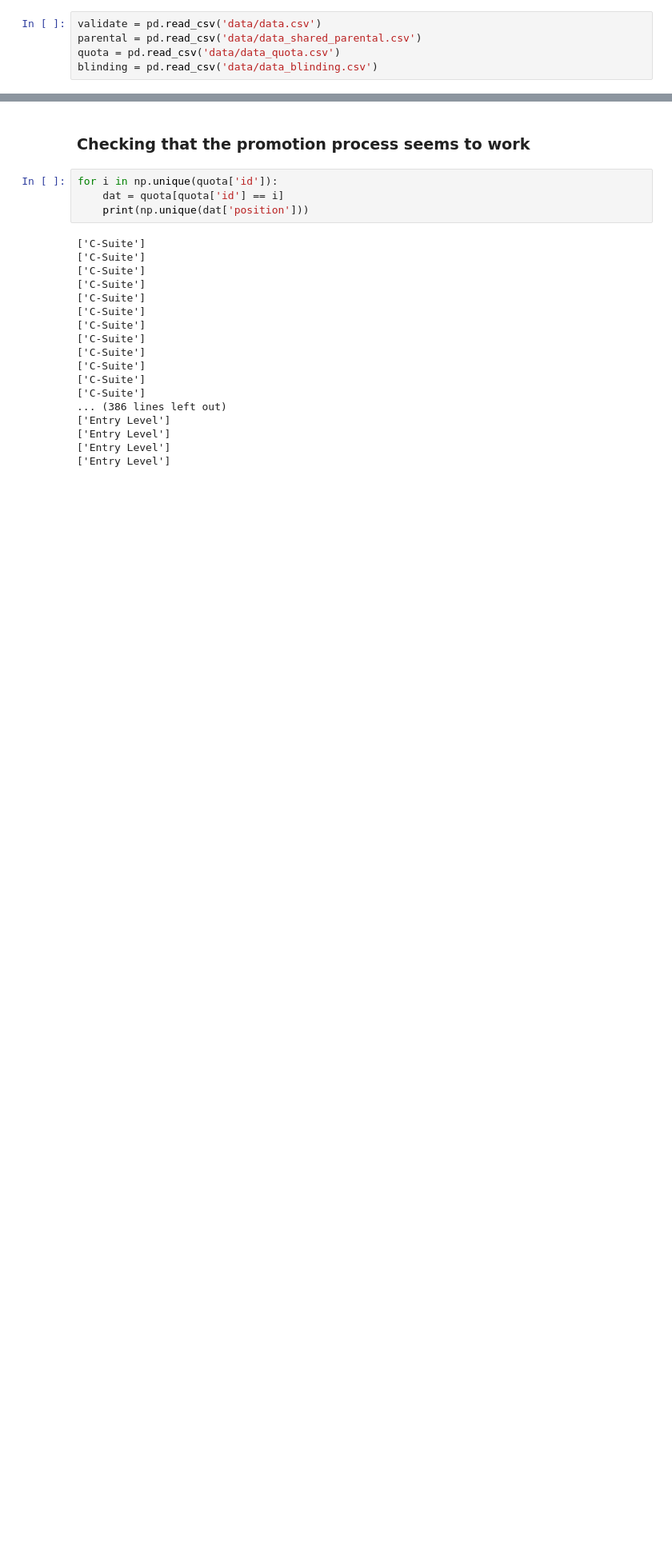
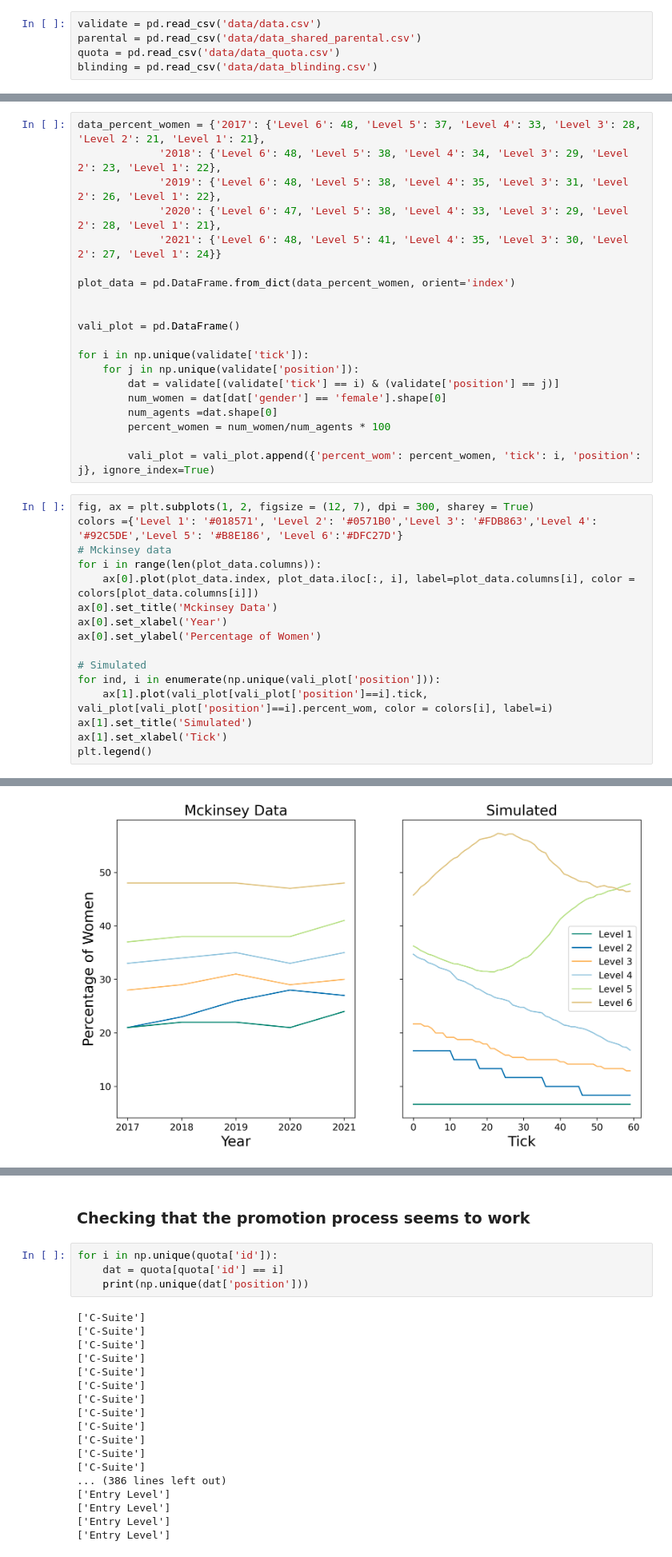
Before and after one commit to laurabpaulsen/agentbased_modelling, a Jupyter notebook: data_analysis.ipynb, the cells around one changed output, grey strips where cells are left out. Shown: that part at 80% size. Saved outputs shown, nothing was run; the diff lists cells and outputs as text; blank space fills up the shorter version.

```diff
--- a/data_analysis.ipynb
+++ b/data_analysis.ipynb
@@ -8,0 +12,37 @@ blinding = pd.read_csv('data/data_blinding.csv')
+# %%
+data_percent_women = {'2017': {'Level 6': 48, 'Level 5': 37, 'Level 4': 33, 'Level 3': 28, 'Level 2': 21, 'Level 1': 21},
+             '2018': {'Level 6': 48, 'Level 5': 38, 'Level 4': 34, 'Level 3': 29, 'Level 2': 23, 'Level 1': 22},
+             '2019': {'Level 6': 48, 'Level 5': 38, 'Level 4': 35, 'Level 3': 31, 'Level 2': 26, 'Level 1': 22},
+             '2020': {'Level 6': 47, 'Level 5': 38, 'Level 4': 33, 'Level 3': 29, 'Level 2': 28, 'Level 1': 21},
+             '2021': {'Level 6': 48, 'Level 5': 41, 'Level 4': 35, 'Level 3': 30, 'Level 2': 27, 'Level 1': 24}}
+
+plot_data = pd.DataFrame.from_dict(data_percent_women, orient='index')
+
+
+vali_plot = pd.DataFrame()
+
+for i in np.unique(validate['tick']):
+    for j in np.unique(validate['position']):
+        dat = validate[(validate['tick'] == i) & (validate['position'] == j)]
+        num_women = dat[dat['gender'] == 'female'].shape[0]
+        num_agents =dat.shape[0]
+        percent_women = num_women/num_agents * 100
+
+        vali_plot = vali_plot.append({'percent_wom': percent_women, 'tick': i, 'position': j}, ignore_index=True)
+# %%
+fig, ax = plt.subplots(1, 2, figsize = (12, 7), dpi = 300, sharey = True)
+colors ={'Level 1': '#018571', 'Level 2': '#0571B0','Level 3': '#FDB863','Level 4': '#92C5DE','Level 5': '#B8E186', 'Level 6':'#DFC27D'}
+# Mckinsey data
+for i in range(len(plot_data.columns)):
+    ax[0].plot(plot_data.index, plot_data.iloc[:, i], label=plot_data.columns[i], color = colors[plot_data.columns[i]])
+ax[0].set_title('Mckinsey Data')
+ax[0].set_xlabel('Year')
+ax[0].set_ylabel('Percentage of Women')
+
+# Simulated
+for ind, i in enumerate(np.unique(vali_plot['position'])):
+    ax[1].plot(vali_plot[vali_plot['position']==i].tick, vali_plot[vali_plot['position']==i].percent_wom, color = colors[i], label=i)
+ax[1].set_title('Simulated')
+ax[1].set_xlabel('Tick')
+plt.legend()
+# %% [output]
@@ -8,0 +50 @@ blinding = pd.read_csv('data/data_blinding.csv')
+[figure, added]
```
Also changed, not shown: parts of 4 cells of this notebook, 4 other files.
